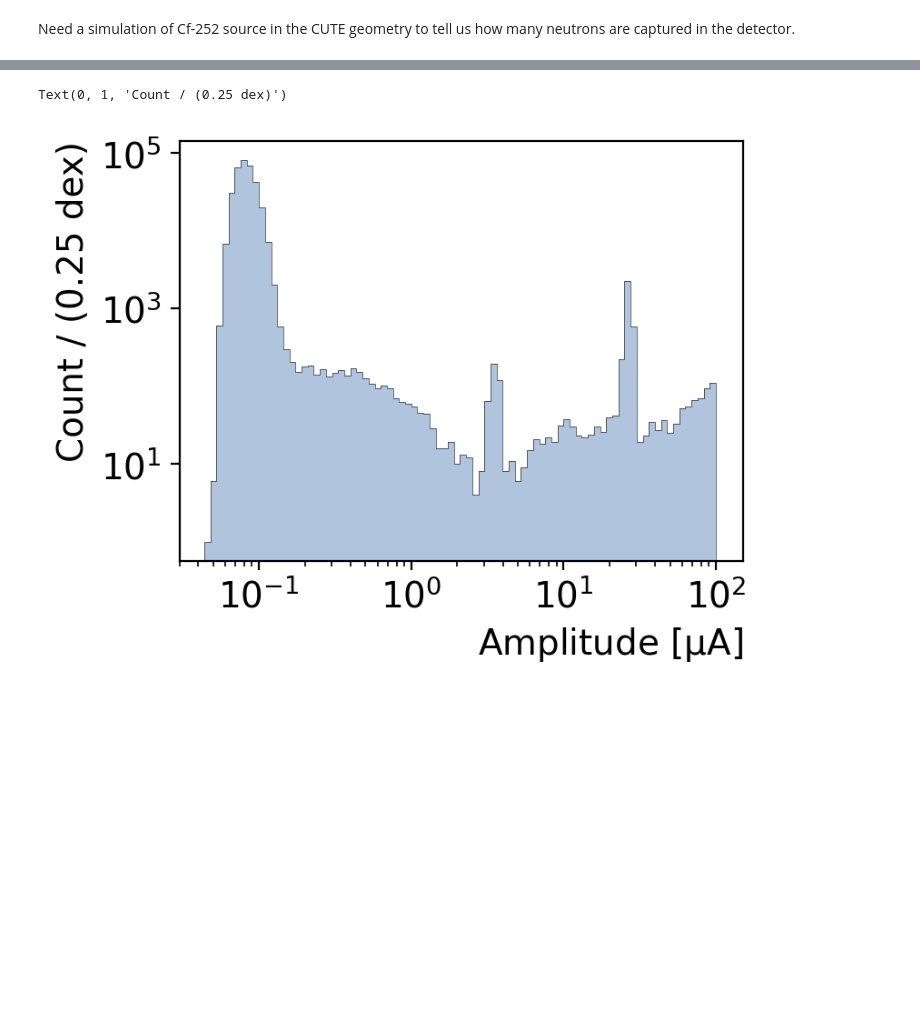
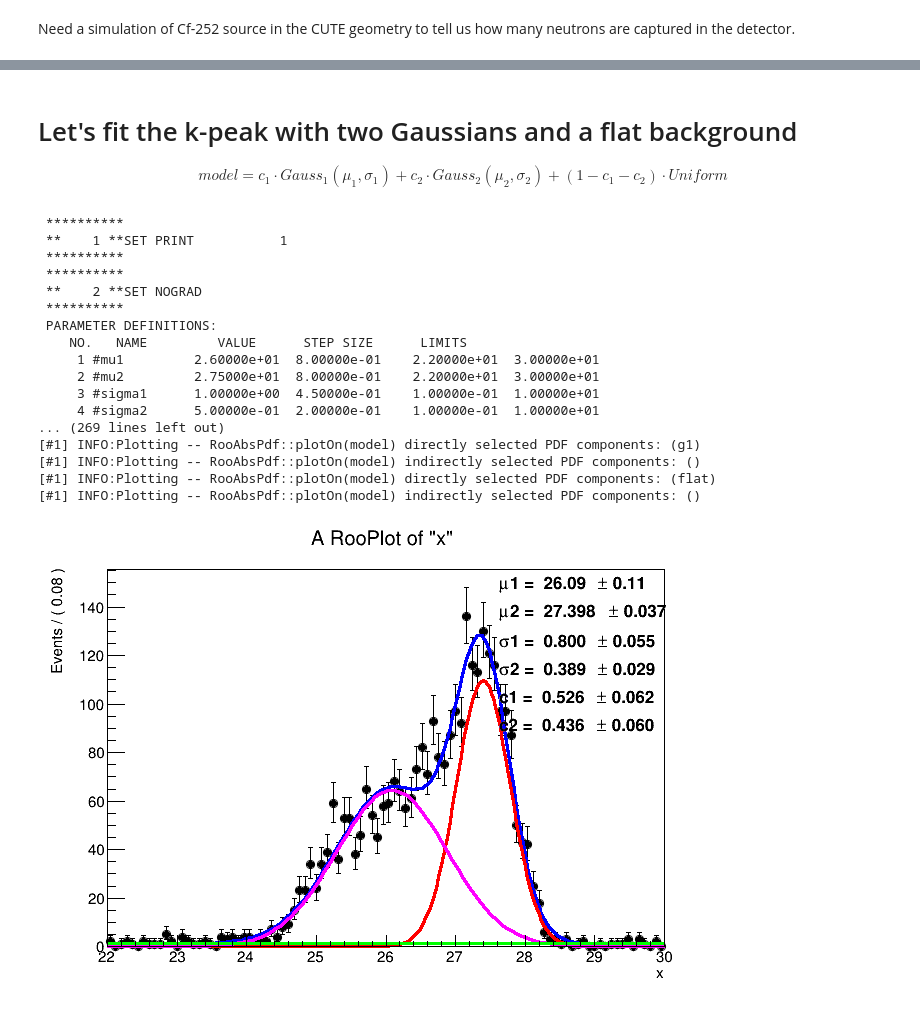
Before and after one commit to perry5334/CDMS, a Jupyter notebook: notebooks/CUTE/Ge71_Lines/Ge71_Activation_Lines.ipynb, the cells around one changed output, grey strips where cells are left out. Drawn from its saved outputs; the diff is of its cells as text; code cells hidden in the pictures; blank space fills up the shorter version.

```diff
--- a/notebooks/CUTE/Ge71_Lines/Ge71_Activation_Lines.ipynb
+++ b/notebooks/CUTE/Ge71_Lines/Ge71_Activation_Lines.ipynb
@@ -142,12 +145,23 @@ plt.ylim(0, 50)
-# %%
-plt.figure(figsize=(4,3), dpi=200)
-plt.hist(df_rqs['PTOFamps']*1e6, bins=np.logspace(-2, 2, 101), color = 'lightsteelblue')
-plt.hist(df_rqs['PTOFamps']*1e6, bins=np.logspace(-2, 2, 101), histtype='step', color = 'black', lw = 0.2)
-plt.yscale('log')
-plt.xscale('log')
-plt.xlim(3e-2, 1.5e2)
-plt.xlabel(r"Amplitude [$\mathrm{\mu A}$]")
-plt.ylabel("Count / (0.25 dex)")
-# %% [output]
-Text(0, 1, 'Count / (0.25 dex)')
-[figure, removed]
+# %%
+L_peak_data = df_rqs['PTOFamps'][(df_rqs['PTOFamps'] >= 2.5e-6) & (df_rqs['PTOFamps'] <= 5e-6)] * 1e6
+K_peak_data = df_rqs['PTOFamps'][(df_rqs['PTOFamps'] >= 22e-6) & (df_rqs['PTOFamps'] <= 30e-6)] * 1e6
+# %% [markdown]
+# Let's fit the k-peak with two Gaussians and a flat background
+$$
+model = c_1 \cdot Gauss_1(\mu_1,\sigma_1) + c_2 \cdot Gauss_2(\mu_2,\sigma_2) +  (1-c_1- c_2) \cdot Uniform
+$$
+# %%
+# make a frame
+def make_frame(obs, *objects):
+    frame = obs.frame()
+    for obj in objects:
+        obj.plotOn(frame)
+    return frame
+
+# draw a frame
+def make_plot(frame):
+    c = ROOT.TCanvas()
+    frame.Draw()
+    c.Draw()
+    # need this for the plot not to be removed!
+    ROOT.SetOwnership( c, False )
@@ -153,0 +191,44 @@ Text(0, 1, 'Count / (0.25 dex)')
+# %%
+nll = pdf.createNLL(data)
+m = ROOT.RooMinimizer(nll)
+m.migrad()
+
+
+frame = make_frame(x,data,pdf)
+
+# We can also plot components of the model. No need to bother with normalization.
+pdf.plotOn(frame,
+           Components=f'g2', # choose a component of the model to draw using the name
+           LineColor=ROOT.kRed,
+          )
+
+pdf.plotOn(frame,
+           Components=f'g1', # choose a component of the model to draw using the name
+           LineColor=ROOT.kMagenta)
+
+pdf.plotOn(frame,
+           Components=f'flat', # choose a component of the model to draw using the name
+           LineColor=ROOT.kGreen)
+
+
+pdf.paramOn(frame)
+make_plot(frame)
+# %% [output]
+ **********
+ **    1 **SET PRINT           1
+ **********
+ **********
+ **    2 **SET NOGRAD
+ **********
+ PARAMETER DEFINITIONS:
+    NO.   NAME         VALUE      STEP SIZE      LIMITS
+     1 #mu1         2.60000e+01  8.00000e-01    2.20000e+01  3.00000e+01
+     2 #mu2         2.75000e+01  8.00000e-01    2.20000e+01  3.00000e+01
+     3 #sigma1      1.00000e+00  4.50000e-01    1.00000e-01  1.00000e+01
+     4 #sigma2      5.00000e-01  2.00000e-01    1.00000e-01  1.00000e+01
+... (269 lines left out)
+[#1] INFO:Plotting -- RooAbsPdf::plotOn(model) directly selected PDF components: (g1)
+[#1] INFO:Plotting -- RooAbsPdf::plotOn(model) indirectly selected PDF components: ()
+[#1] INFO:Plotting -- RooAbsPdf::plotOn(model) directly selected PDF components: (flat)
+[#1] INFO:Plotting -- RooAbsPdf::plotOn(model) indirectly selected PDF components: ()
+[figure, added]
```
Also changed, not shown: parts of 17 cells of this notebook, 2 other files.
